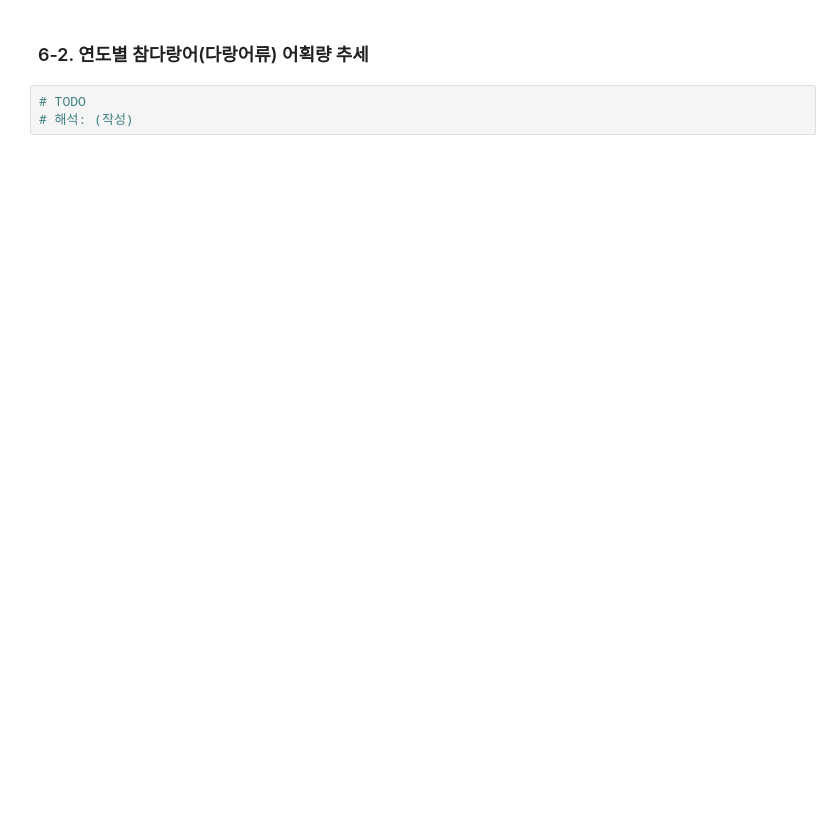
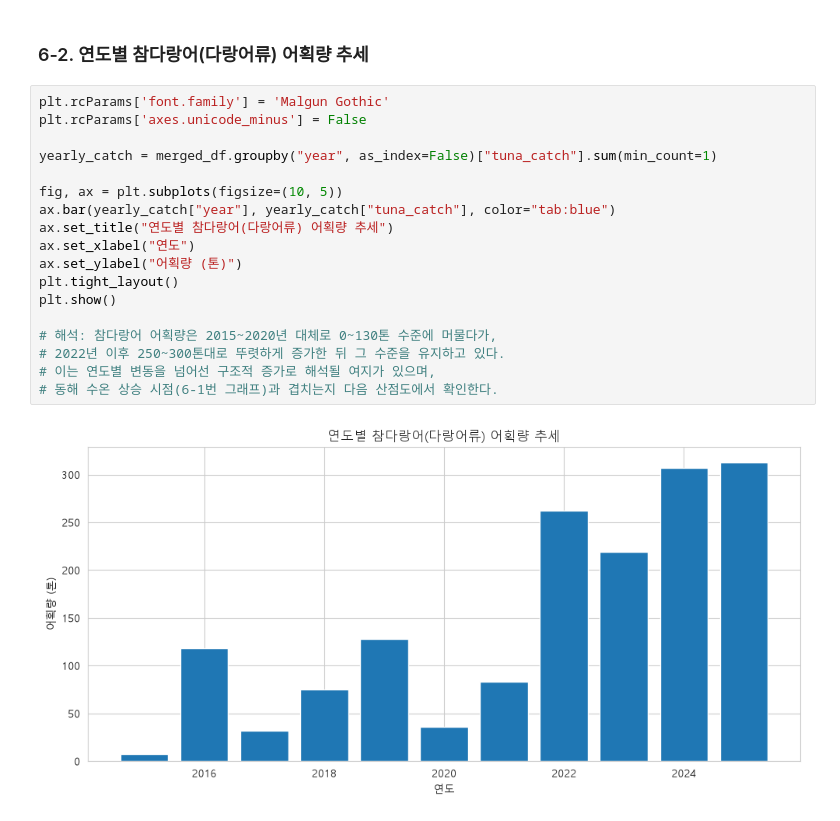
Before and after one commit to Hosung-Jung/ai-data-bootcamp, a Jupyter notebook: D011/D011_웹수집_리포트.ipynb, the cells around one changed output. Cells and saved outputs as stored; diff of their text form; blank space fills up the shorter version.

```diff
--- a/D011/D011_웹수집_리포트.ipynb
+++ b/D011/D011_웹수집_리포트.ipynb
@@ -174,5 +438,22 @@ papers_clean_df.head()
 # %% [markdown]
 ### 6-2. 연도별 참다랑어(다랑어류) 어획량 추세
-# %%
-# TODO
-# 해석: (작성)
+# %%
+plt.rcParams['font.family'] = 'Malgun Gothic'
+plt.rcParams['axes.unicode_minus'] = False
+
+yearly_catch = merged_df.groupby("year", as_index=False)["tuna_catch"].sum(min_count=1)
+
+fig, ax = plt.subplots(figsize=(10, 5))
+ax.bar(yearly_catch["year"], yearly_catch["tuna_catch"], color="tab:blue")
+ax.set_title("연도별 참다랑어(다랑어류) 어획량 추세")
+ax.set_xlabel("연도")
+ax.set_ylabel("어획량 (톤)")
+plt.tight_layout()
+plt.show()
+
+# 해석: 참다랑어 어획량은 2015~2020년 대체로 0~130톤 수준에 머물다가,
+# 2022년 이후 250~300톤대로 뚜렷하게 증가한 뒤 그 수준을 유지하고 있다.
+# 이는 연도별 변동을 넘어선 구조적 증가로 해석될 여지가 있으며,
+# 동해 수온 상승 시점(6-1번 그래프)과 겹치는지 다음 산점도에서 확인한다.
+# %% [output]
+[figure, added]
```
Also changed, not shown: parts of 32 cells of this notebook.
